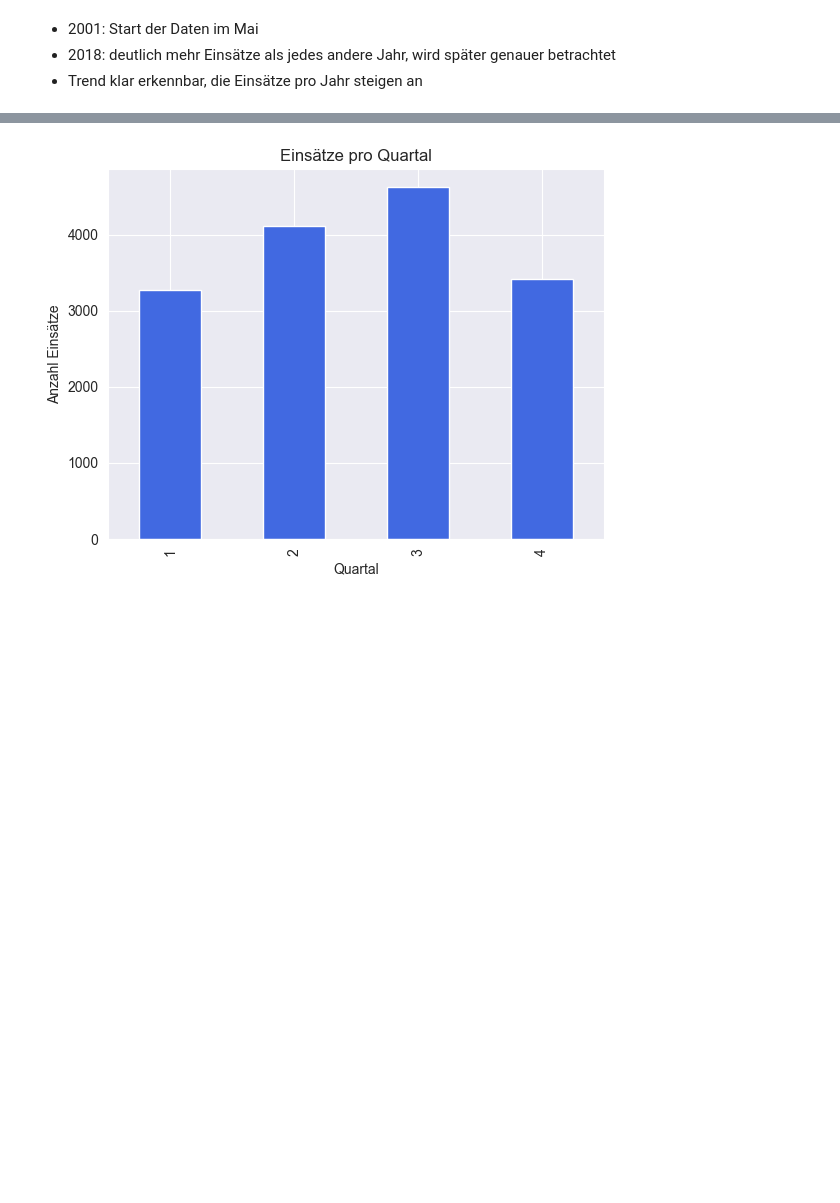
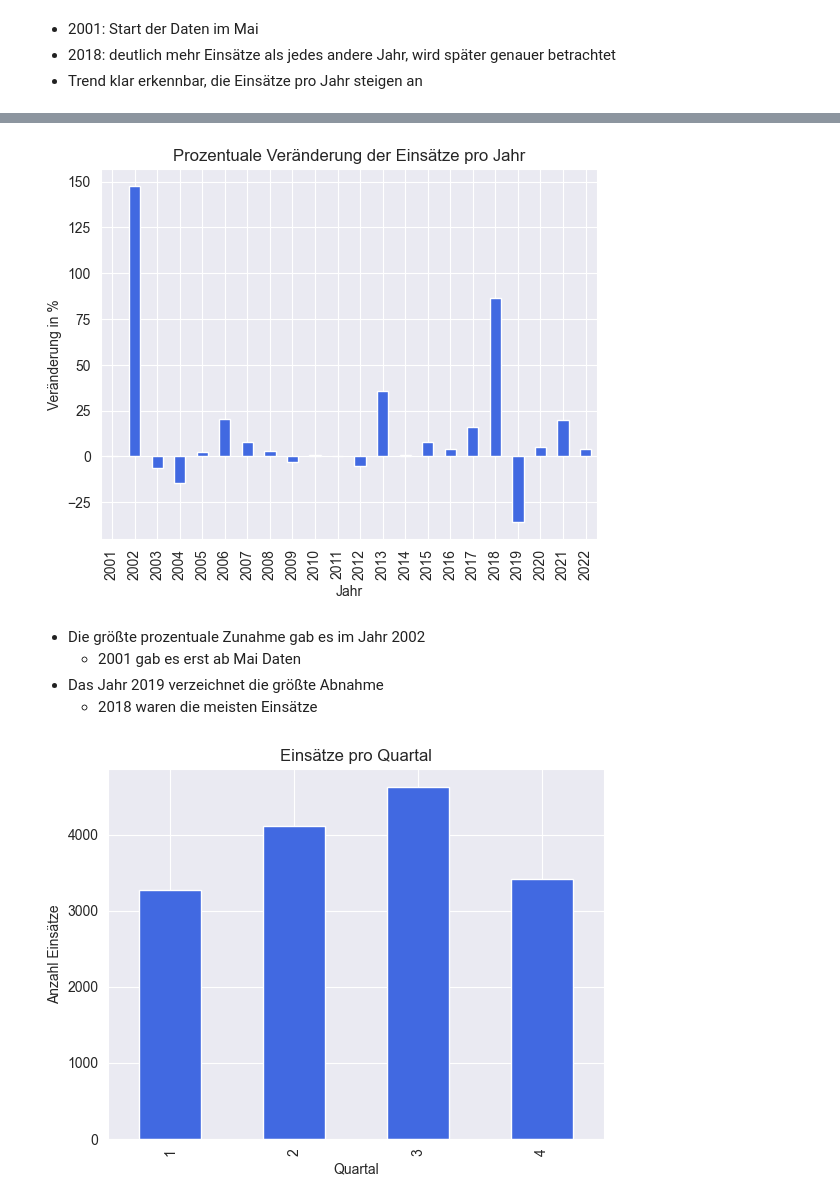
Before and after one commit to Chrissi2802/Firefighting-operations-SW, a Jupyter notebook: exploratory_data_analysis.ipynb, the cells around one changed output, grey strips where cells are left out. Saved outputs shown, nothing was run; the diff lists cells and outputs as text; code cells hidden in the pictures; blank space fills up the shorter version.

```diff
--- a/exploratory_data_analysis.ipynb
+++ b/exploratory_data_analysis.ipynb
@@ -89,6 +89,20 @@ plt.savefig("./Plots/einsaetze_pro_jahr.png")
 Tableau
 
 ![Einsätze](./Plots/Tableau/einsaetze_pro_jahr.png "Einsätze pro Jahr")
+# %%
+# Prozentuale Veränderung der Einsätze pro Jahr, y-Achse in Prozent
+plt.title("Prozentuale Veränderung der Einsätze pro Jahr")
+plt.xlabel("Jahr")
+plt.ylabel("Veränderung in %")
+(df["Jahr"].value_counts().sort_index().pct_change() * 100.0).plot(kind="bar", color=color)
+plt.savefig("./Plots/prozentuale_veraenderung_einsaetze_pro_jahr.png")
+# %% [output]
+[figure, added]
+# %% [markdown]
+- Die größte prozentuale Zunahme gab es im Jahr 2002
+  - 2001 gab es erst ab Mai Daten
+- Das Jahr 2019 verzeichnet die größte Abnahme
+  - 2018 waren die meisten Einsätze
 # %%
 # Plot Summe der Einsätze pro Quartal, aus Alarmierungszeit, sortiert nach Quartal, mit Titel und Labels
 plt.title("Einsätze pro Quartal")
```
Also changed, not shown: parts of 4 cells of this notebook, 6 other files.
